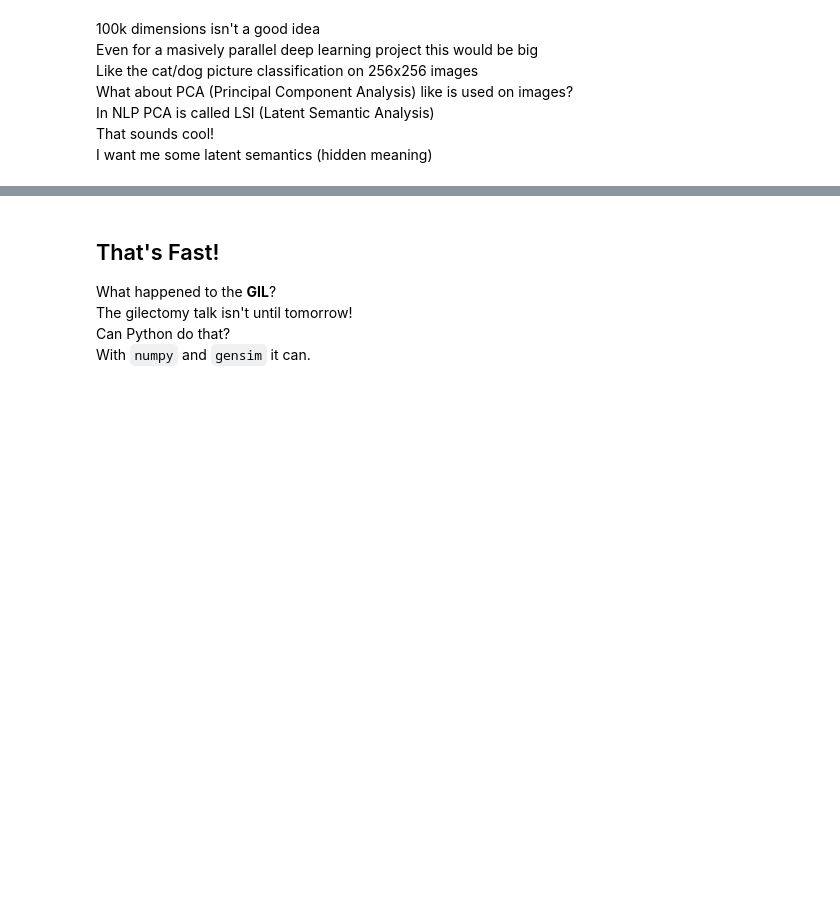
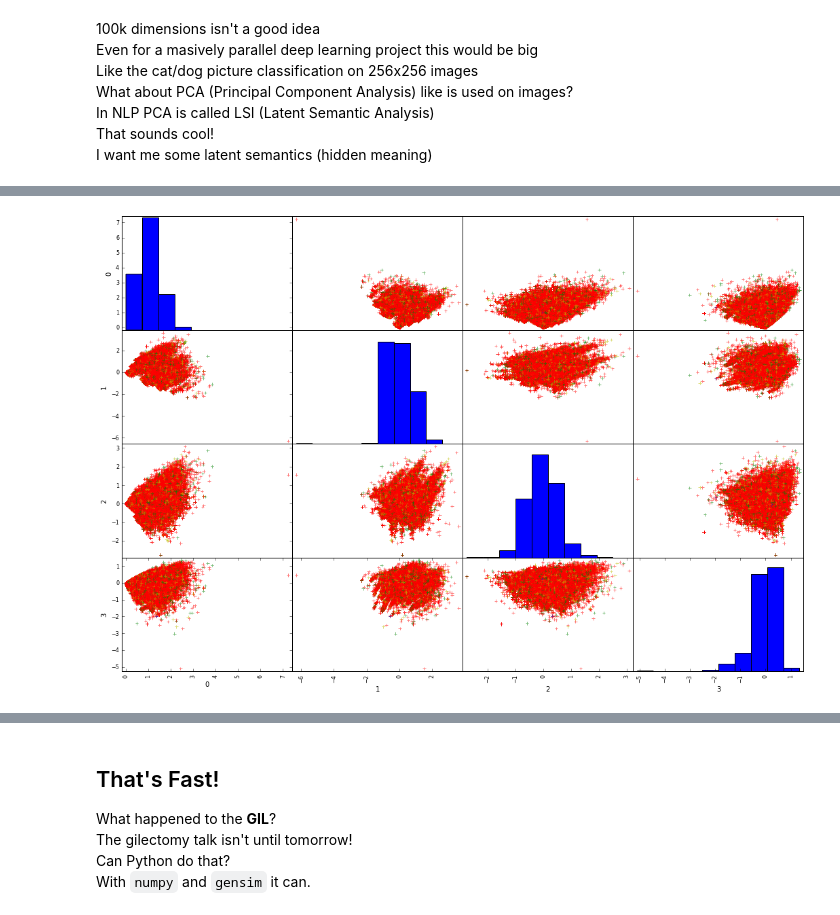
Before and after one commit to zyy1659949090/AgileMachineLearning, a Jupyter notebook: docs/nlp/notebooks/09 Features -- LSI with Gensim.ipynb, the cells around one changed output, grey strips where cells are left out. Drawn from its saved outputs; the diff is of its cells as text; code cells hidden in the pictures; blank space fills up the shorter version.

```diff
--- a/docs/nlp/notebooks/09 Features -- LSI with Gensim.ipynb
+++ b/docs/nlp/notebooks/09 Features -- LSI with Gensim.ipynb
@@ -153,0 +131,10 @@ lsi
+# %%
+topics = lsi4[bows]
+df_topics = pd.DataFrame([dict(d) for d in topics], index=df.index, columns=range(5))
+# %%
+numbers = pd.read_csv(os.path.join(DATA_PATH, 'numbers.csv.gz'), compression='gzip', engine='python')
+# %%
+df_topics['favorites'] = (numbers.favorite_count > 0).astype(int)
+# %%
+df_topics['favorites'] = np.ceil(numbers.favorite_count ** .13).astype(int)
+df_topics
@@ -153,0 +157,4 @@ lsi
+# %%
+scatmat(df_topics, num_topics=4)
+# %% [output]
+[figure, added]
```
Also changed, not shown: parts of 19 cells of this notebook, 21 other files.
